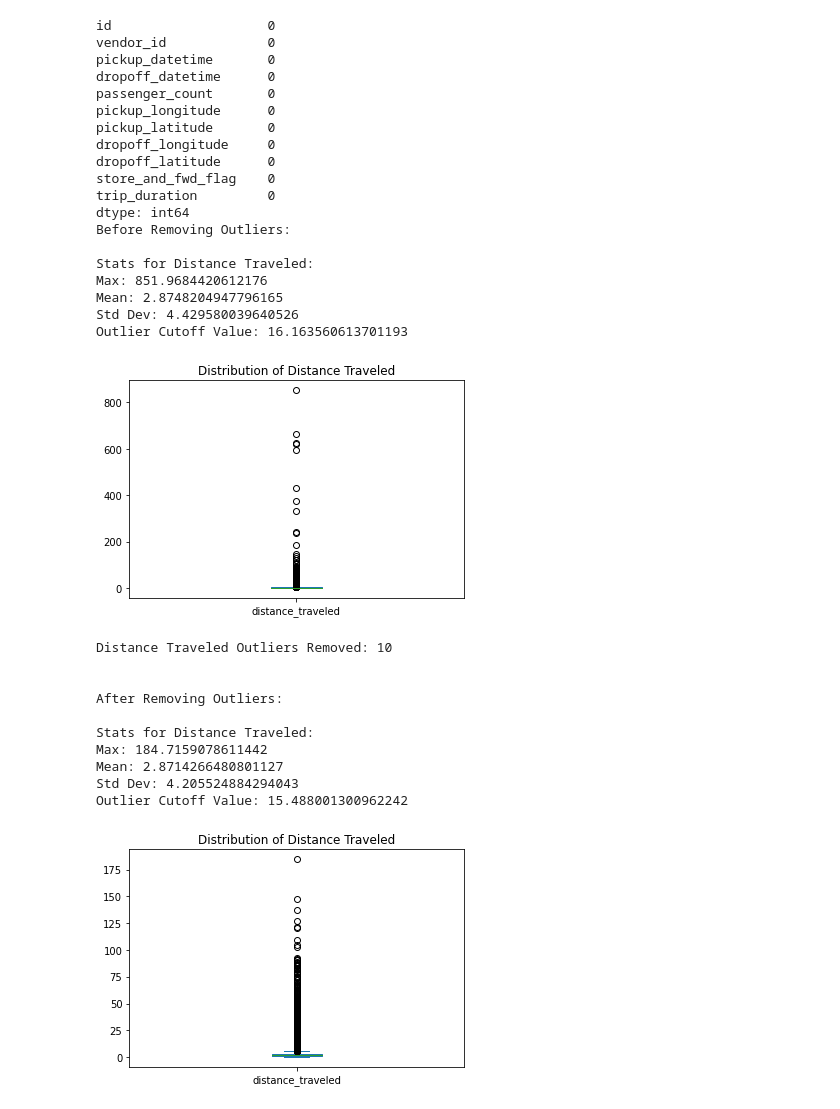
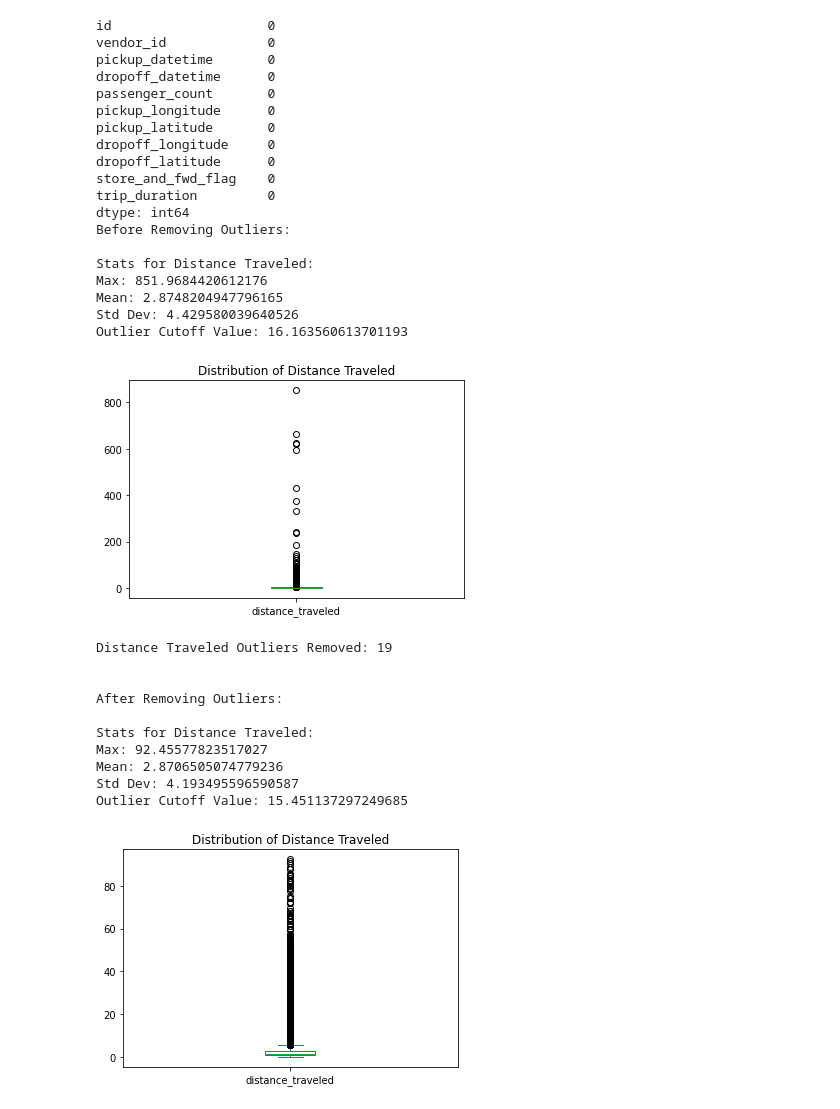
Before and after one commit to lukeac3214/SENG550Project, a Jupyter notebook: EDA Round 2.ipynb, the cells around one changed output. Drawn from its saved outputs; the diff is of its cells as text; code cells hidden in the pictures.

```diff
--- a/EDA Round 2.ipynb
+++ b/EDA Round 2.ipynb
@@ -41,7 +41,6 @@ df = data[number_column_names].astype(int).copy()
 # remove outliers found on first EDA attempt
 df.drop(df[(df.trip_duration.astype(int) > 16000) | (df.trip_duration.astype(int) < 0)].index, inplace=True)
 df.drop(df[(df.passenger_count.astype(int) > 6) | (df.passenger_count.astype(int) < 1)].index, inplace=True)
-count_before = len(df['trip_duration'])
 
 # Calculate distance of taxi trip
 df['distance_traveled'] = data.apply(lambda x: getDistance(x['pickup_longitude'], x['pickup_latitude'], x['dropoff_longitude'], x['dropoff_latitude']), axis=1)
@@ -52,43 +51,43 @@ showStats(df)
 
 # Drop outliers and count them
 count_before = len(df['distance_traveled'])
-df.drop(df[(df.distance_traveled.astype(float) > 200)].index, inplace=True)
+df.drop(df[(df.distance_traveled.astype(float) > 100)].index, inplace=True)
 count_after = len(df['distance_traveled'])
 
 print(f'Distance Traveled Outliers Removed: {count_before - count_after}\n\n')
 
 # Show stats after removing outliers
 print(f'After Removing Outliers:\n')
 showStats(df)
 # %% [output]
 id                    0
 vendor_id             0
 pickup_datetime       0
 dropoff_datetime      0
 passenger_count       0
 pickup_longitude      0
 pickup_latitude       0
 dropoff_longitude     0
 dropoff_latitude      0
 store_and_fwd_flag    0
 trip_duration         0
 dtype: int64
 Before Removing Outliers:
 
 Stats for Distance Traveled:
 Max: 851.9684420612176
 Mean: 2.8748204947796165
 Std Dev: 4.429580039640526
 Outlier Cutoff Value: 16.163560613701193
 [figure]
-Distance Traveled Outliers Removed: 10
+Distance Traveled Outliers Removed: 19
 
 
 After Removing Outliers:
 
 Stats for Distance Traveled:
-Max: 184.7159078611442
-Mean: 2.8714266480801127
-Std Dev: 4.205524884294043
-Outlier Cutoff Value: 15.488001300962242
+Max: 92.45577823517027
+Mean: 2.8706505074779236
+Std Dev: 4.193495596590587
+Outlier Cutoff Value: 15.451137297249685
-[figure, old version]
+[figure, new version]
```
